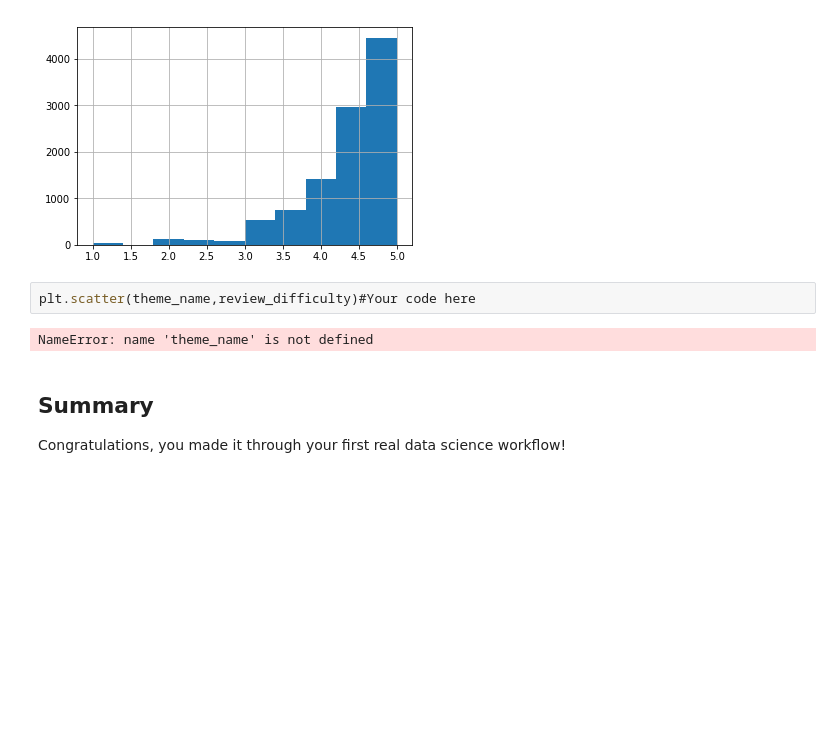
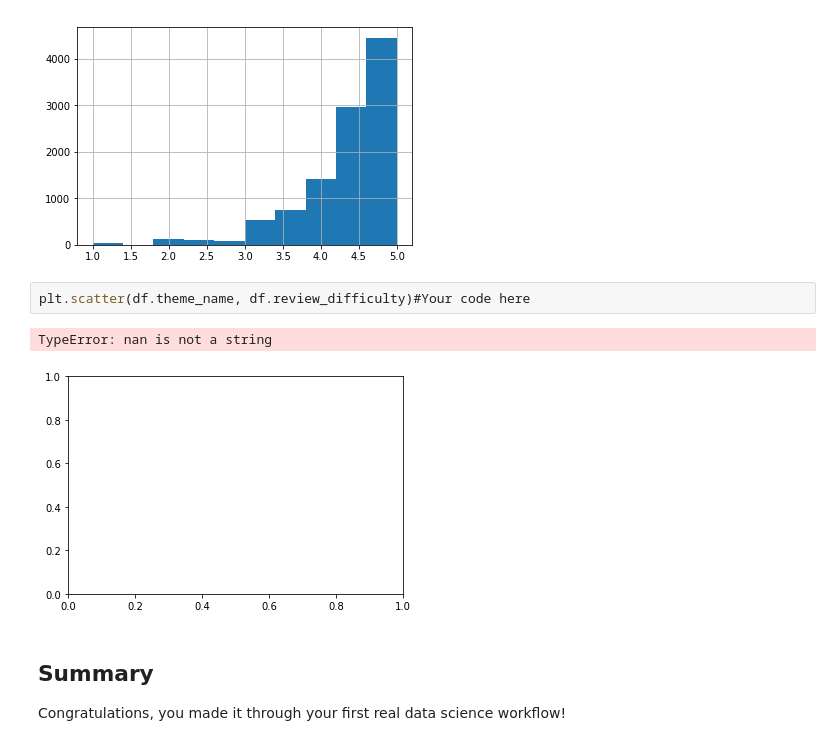
Before and after one commit to reubenarmd/dsc-first-codealong-nyc-ds-082619, a Jupyter notebook: index.ipynb, the cells around one changed output. Drawn from its saved outputs; the diff is of its cells as text; blank space fills up the shorter version.

```diff
--- a/index.ipynb
+++ b/index.ipynb
@@ -343,9 +343,10 @@ df.play_star_rating.hist()
 <matplotlib.axes._subplots.AxesSubplot at 0x...>
 [figure]
 # %%
-plt.scatter(theme_name,review_difficulty)#Your code here
+plt.scatter(df.theme_name, df.review_difficulty)#Your code here
 # %% [output]
-NameError: name 'theme_name' is not defined
+TypeError: nan is not a string
+[figure, added]
 # %% [markdown]
 ## Summary
 
```
